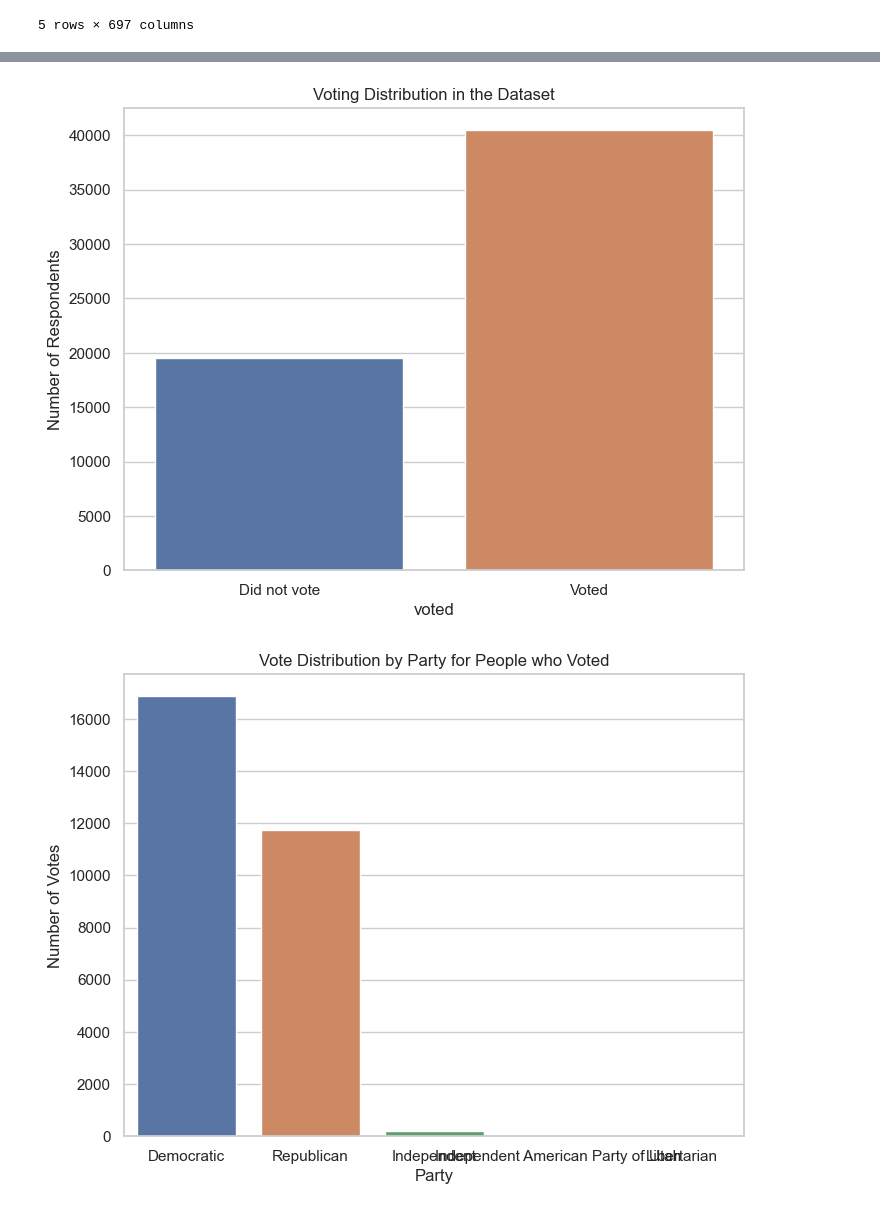
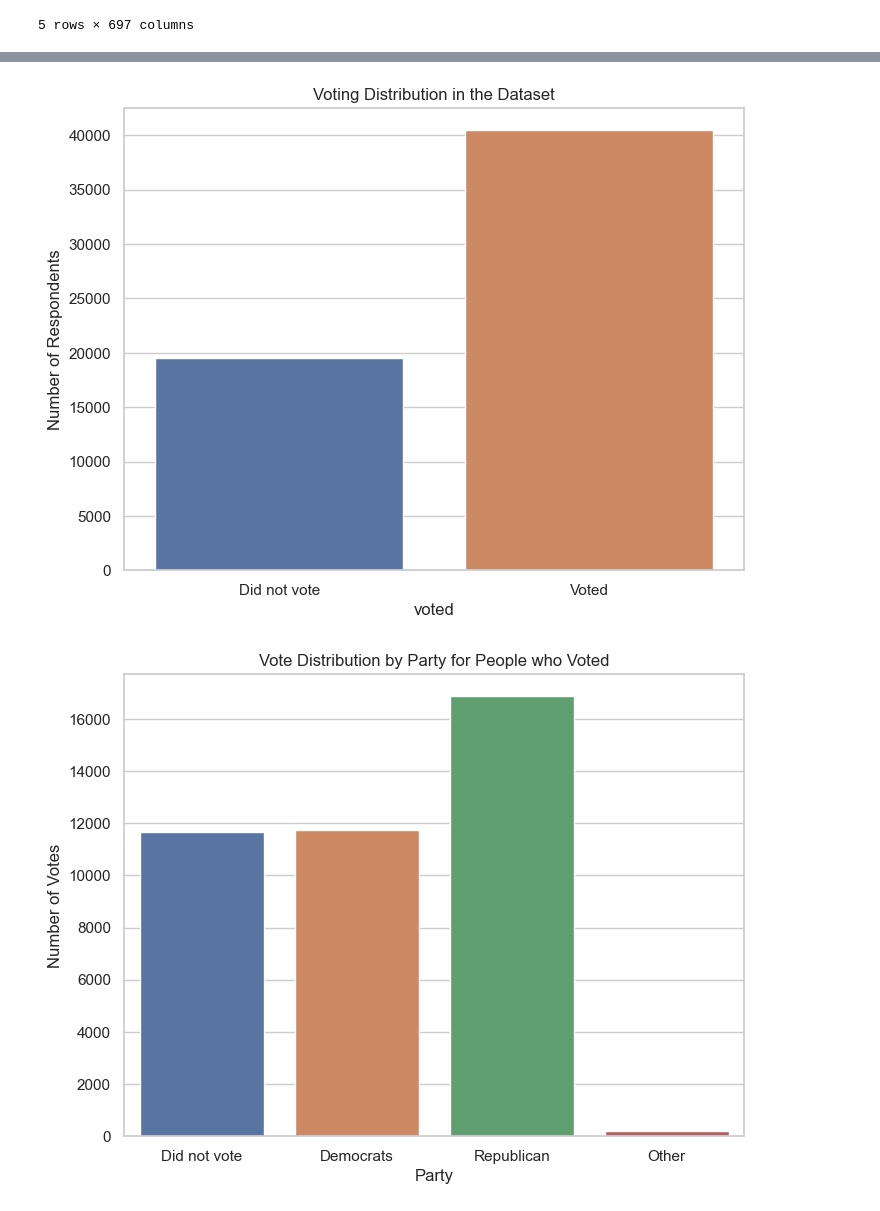
Before and after one commit to macs30200-s23/replication-materials-yuanninghuang, a Jupyter notebook: draft.ipynb, the cells around one changed output, grey strips where cells are left out. Saved outputs shown, nothing was run; the diff lists cells and outputs as text; code cells hidden in the pictures.

```diff
--- a/draft.ipynb
+++ b/draft.ipynb
@@ -124,0 +70,12 @@ new_df.head()
+# %%
+# Add the specified columns from 'df' to 'new_df'
+control_vr = [ 'commonweight', 'commonpostweight','birthyr', 'gender4', 'educ', 'race', 'faminc_new', 'marstat', 'urbancity', 'region', 'presvote20post', 'presvote16post', \
+    'pew_bornagain', 'pew_religimp', 'pew_churatd', 'pew_prayer', 'religpew', 'ideo5', 'CC22_320a', 'CC22_320g', 'CC22_320h', 'CurrentSen1Party', 'CurrentSen2Party',\
+    'CC22_430a_8', 'CC22_310b', 'CC22_303', 'CC22_304']
+important_vr = ['CC22_360', 'pid3', 'pid7', 'CC22_332a', 'CC22_332b', 'CC22_332c', 'CC22_332d', 'CC22_332e', 'CC22_332f', 'CC22_350d']
+new_df = pd.concat([new_df, df[control_vr]], axis=1)
+new_df = pd.concat([new_df, df[important_vr]], axis=1)
+# %%
+# Cleaning columns
+new_df['age'] = 2022 - df['birthyr']
+new_df = new_df.drop('birthyr', axis=1)
@@ -124,0 +108,18 @@ new_df.head()
+# %%
+column_mapping = {'senator_name': 'senator_voted', 'gender4':'gender', 'faminc_new': 'fam_income',\
+    'ideo5': 'pol_ideo', 'CC22_320a': 'approval_biden', 'CC22_310b': 'know_senate', 'CC22_303': 'income_change', 'CC22_304': 'price_change',\
+    'CC22_360': 'party_registered', 'pid3': 'party_identified', 'pid7': 'party_strength', 'CC22_332a':'abortion_all_cases', 'CC22_332b':'abortion_some_cases', \
+    'CC22_332c': 'abortion_before_20weeks', 'CC22_332d': 'abortion_coverage', 'CC22_332e': 'abortion_funds', 'CC22_332f': 'abortion_illegal', 'CC22_350d': 'congress_abortion'}
+
+new_df = new_df.rename(columns=column_mapping)
+
+#cast column type
+nonint_col = ['senator_voted', 'party_voted', 'commonweight', 'commonpostweight', 'attitude_towards_dem', 'attitude_towards_rep']
+for i in new_df.columns.to_list():
+    if i not in nonint_col:
+        new_df[i].fillna(-1, inplace=True)
+        new_df[i] = new_df[i].astype(int)
+# %%
+#create column for states with abortion on ballot
+abortion_states = [6, 21, 26, 30, 50]
+new_df['abortion_ballot'] = new_df['state'].apply(lambda row: 1 if row in abortion_states else 0)
@@ -125,22 +142,23 @@ new_df.head()
 # %%
 # Set the style for the plots
 sns.set(style='whitegrid')
 
 # Plot the distribution of how many people voted in the dataset
 plt.figure(figsize=(8, 6))
 ax = sns.countplot(data=new_df, x='voted')
 ax.set_xticklabels(['Did not vote', 'Voted'])
 ax.set_title('Voting Distribution in the Dataset')
 ax.set_ylabel('Number of Respondents')
 plt.show()
 
 # Plot the distribution of people who voted for each party
 plt.figure(figsize=(8, 6))
-ax = sns.countplot(data=new_df[new_df['voted'] == 1], x='party')
+ax = sns.countplot(data=new_df[new_df['voted'] == 1], x='party_voted')
+ax.set_xticklabels(['Did not vote', 'Democrats', 'Republican', 'Other'])
 ax.set_title('Vote Distribution by Party for People who Voted')
 ax.set_xlabel('Party')
 ax.set_ylabel('Number of Votes')
 plt.show()
 # %% [output]
 [figure]
-[figure, old version]
+[figure, new version]
```
Also changed, not shown: parts of 13 cells of this notebook, 2 other files.
